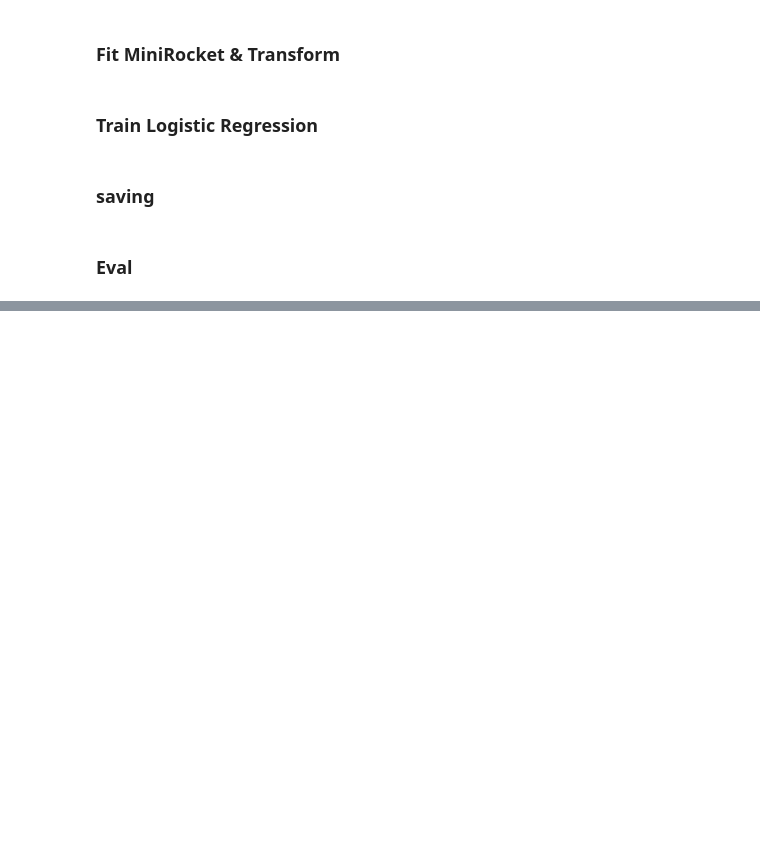
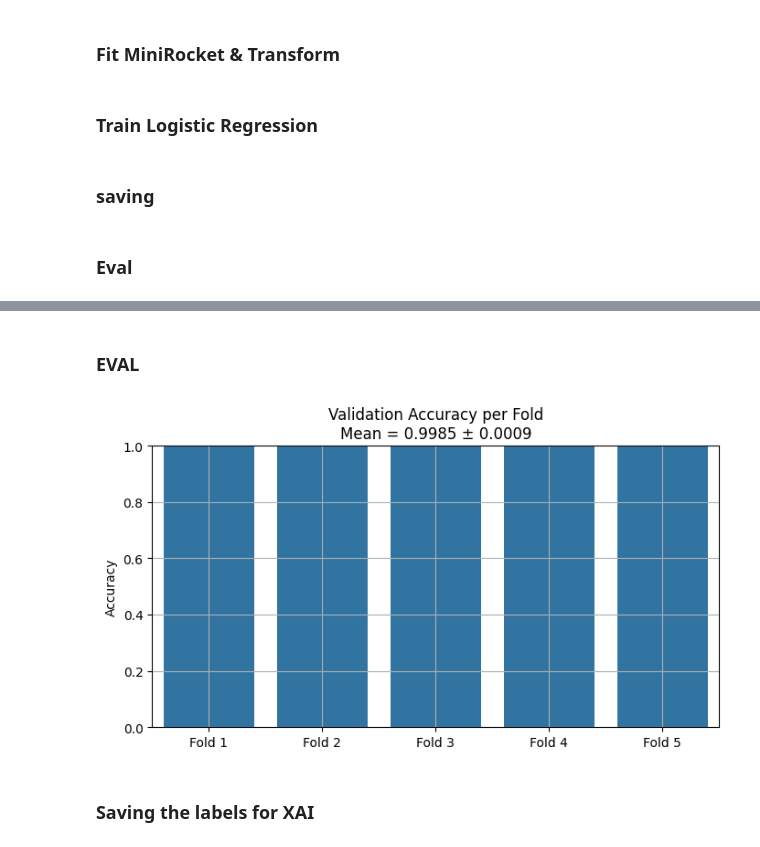
Before and after one commit to Amir-Tav/AI-in-Drug-Discovery-, a Jupyter notebook: MDG.IPYNB, the cells around one changed output, grey strips where cells are left out. Cells and saved outputs as stored; diff of their text form; code cells hidden in the pictures; blank space fills up the shorter version.

```diff
--- a/MDG.IPYNB
+++ b/MDG.IPYNB
@@ -492,0 +530,11 @@ np.save("models/v3/y_labels.npy", y_labels)
+# %%
+# Load aligned and balanced dataset
+X_all = np.load("models/v3/X_all.npy")       # shape (n_samples, 87)
+y_all = np.load("models/v3/y_all.npy")       # numeric labels
+y_labels = np.load("models/v3/y_labels.npy", allow_pickle=True) # original label strings
+
+# Reshape for MiniRocket: (samples, channels=1, timesteps=87)
+X_all_reshaped = X_all.reshape(X_all.shape[0], 1, X_all.shape[1])
+
+# Train/test split
+X_train_raw, X_val_raw, y_train, y_val = train_test_split(X_all_reshaped, y_all, test_size=0.2, stratify=y_all, random_state=42)
@@ -492,0 +543,16 @@ np.save("models/v3/y_labels.npy", y_labels)
+# %%
+class MiniRocketMLP(nn.Module):
+    def __init__(self, input_dim, num_classes):
+        super().__init__()
+        self.fc1 = nn.Linear(input_dim, 128)
+        self.dropout1 = nn.Dropout(0.3)
+        self.fc2 = nn.Linear(128, 64)
+        self.dropout2 = nn.Dropout(0.3)
+        self.out = nn.Linear(64, num_classes)
+
+    def forward(self, x):
+        x = F.relu(self.fc1(x))
+        x = self.dropout1(x)
+        x = F.relu(self.fc2(x))
+        x = self.dropout2(x)
+        return self.out(x)
@@ -492,0 +676,14 @@ np.save("models/v3/y_labels.npy", y_labels)
+# %% [markdown]
+### EVAL
+# %%
+plt.figure(figsize=(8, 4))
+sns.barplot(x=[f"Fold {i+1}" for i in range(len(fold_val_scores))], y=fold_val_scores)
+plt.title(f"Validation Accuracy per Fold\nMean = {np.mean(fold_val_scores):.4f} ± {np.std(fold_val_scores):.4f}")
+plt.ylabel("Accuracy")
+plt.ylim(0, 1)
+plt.grid(True)
+plt.show()
+# %% [output]
+[figure, added]
+# %% [markdown]
+### Saving the labels for XAI
```
Also changed, not shown: parts of 17 cells of this notebook, 24 other files.
